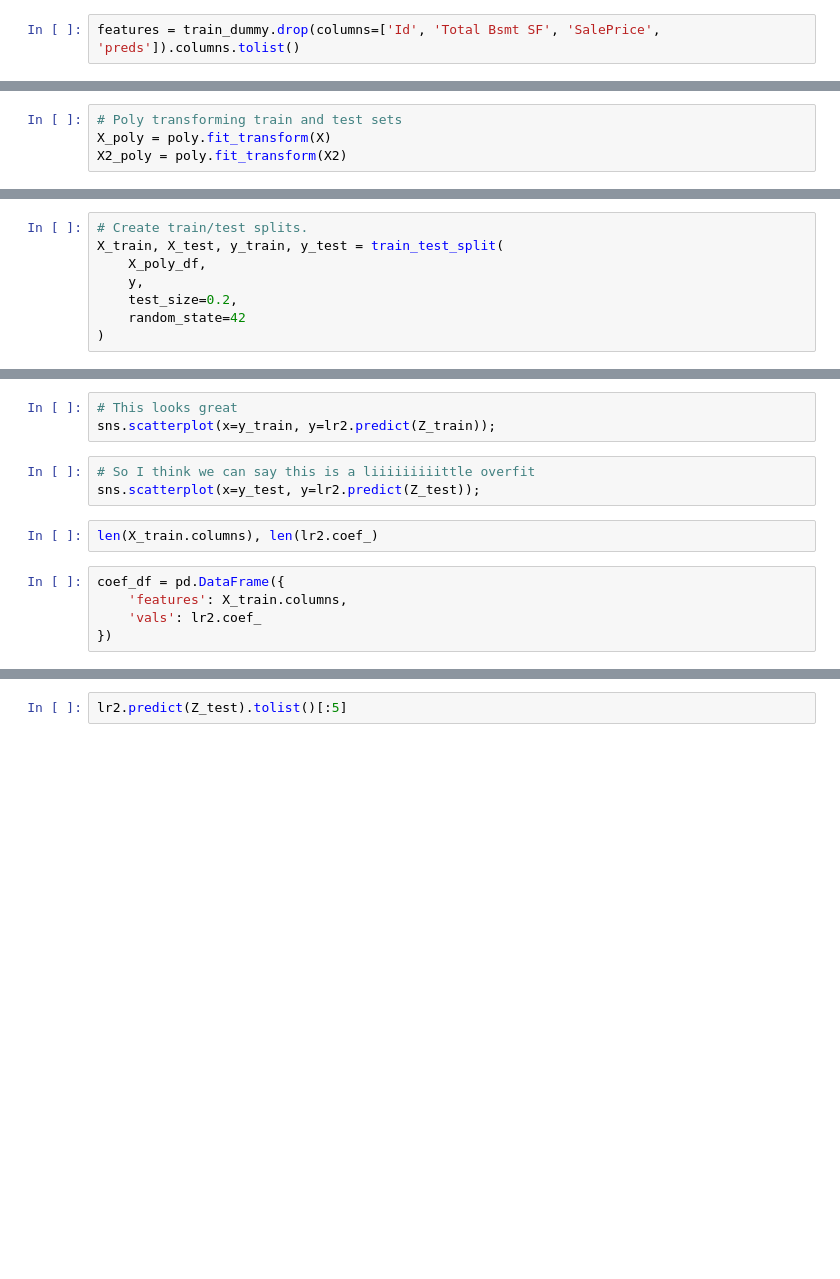
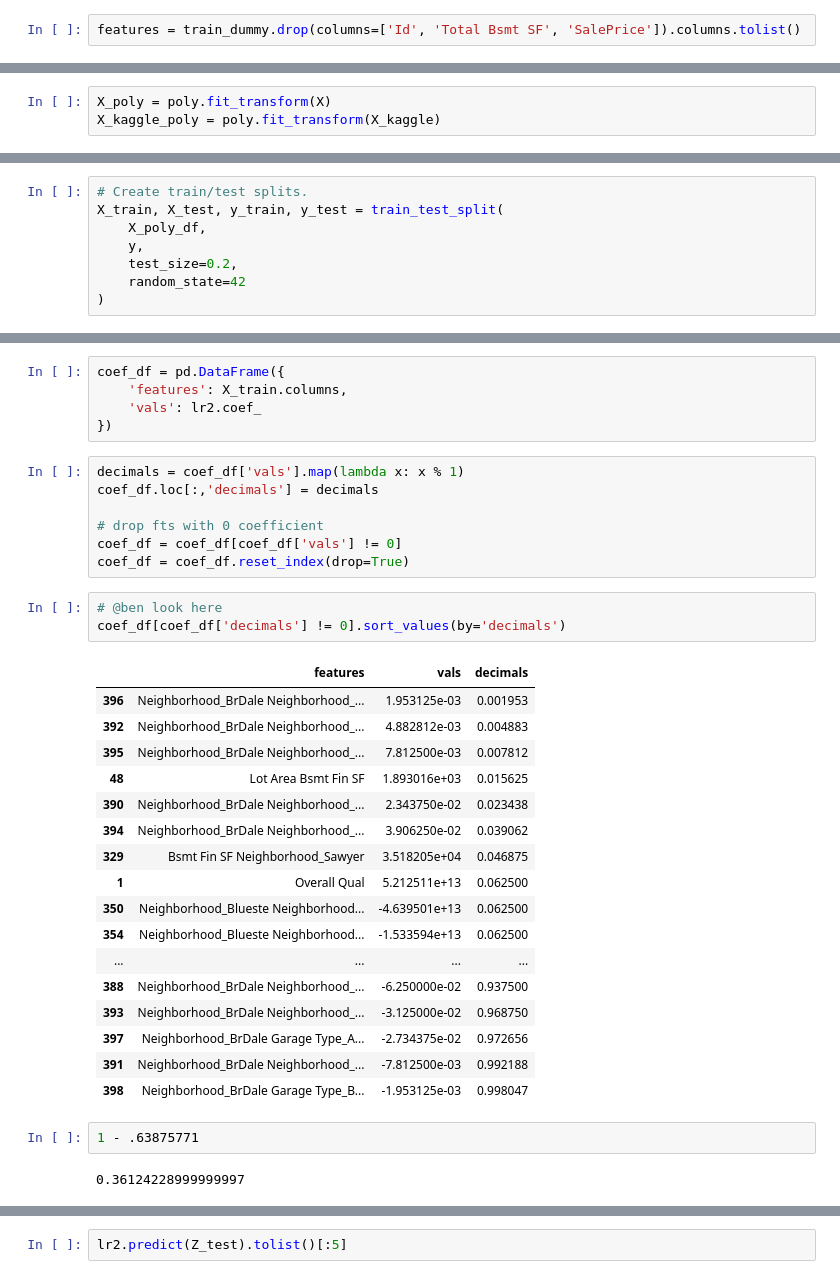
Before and after one commit to cmschmtt/Ames, a Jupyter notebook: Ames.ipynb, the cells around one changed output, grey strips where cells are left out. Drawn from its saved outputs; the diff is of its cells as text; blank space fills up the shorter version.

Commit message:
coef interrogation

```diff
--- a/Ames.ipynb
+++ b/Ames.ipynb
@@ -170,3 +111,3 @@ sns.scatterplot(x=y, y=(train_dummy['preds']-y));
 # %%
-features = train_dummy.drop(columns=['Id', 'Total Bsmt SF', 'SalePrice', 'preds']).columns.tolist()
+features = train_dummy.drop(columns=['Id', 'Total Bsmt SF', 'SalePrice']).columns.tolist()
 # %%
@@ -174,8 +114,7 @@ features = train_dummy.drop(columns=['Id', 'Total Bsmt SF', 'SalePrice', 'preds'
 poly = PolynomialFeatures(degree=2, interaction_only=False, include_bias=False)
-# %%
-# Poly transforming train and test sets
-X_poly = poly.fit_transform(X)
-X2_poly = poly.fit_transform(X2)
+# %%
+X_poly = poly.fit_transform(X)
+X_kaggle_poly = poly.fit_transform(X_kaggle)
 # %%
 # Turn these poly versions back into dataframes
 X_poly_df = pd.DataFrame(X_poly, columns=poly.get_feature_names(features))
@@ -208,13 +149,37 @@ print(f"Testing data score: {lr2.score(Z_test, y_test)}")
-# %%
-# This looks great
-sns.scatterplot(x=y_train, y=lr2.predict(Z_train));
-# %%
-# So I think we can say this is a liiiiiiiiittle overfit
-sns.scatterplot(x=y_test, y=lr2.predict(Z_test));
-# %%
-len(X_train.columns), len(lr2.coef_)
 # %%
 coef_df = pd.DataFrame({
     'features': X_train.columns,
     'vals': lr2.coef_
 })
+# %%
+decimals = coef_df['vals'].map(lambda x: x % 1)
+coef_df.loc[:,'decimals'] = decimals
+
+# drop fts with 0 coefficient
+coef_df = coef_df[coef_df['vals'] != 0]
+coef_df = coef_df.reset_index(drop=True)
+# %%
+# @ben look here
+coef_df[coef_df['decimals'] != 0].sort_values(by='decimals')
+# %% [output]
+|  | features | vals | decimals |
+| 396 | Neighborhood_BrDale Neighborhood_... | 1.953125e-03 | 0.001953 |
+| 392 | Neighborhood_BrDale Neighborhood_... | 4.882812e-03 | 0.004883 |
+| 395 | Neighborhood_BrDale Neighborhood_... | 7.812500e-03 | 0.007812 |
+| 48 | Lot Area Bsmt Fin SF | 1.893016e+03 | 0.015625 |
+| 390 | Neighborhood_BrDale Neighborhood_... | 2.343750e-02 | 0.023438 |
+| 394 | Neighborhood_BrDale Neighborhood_... | 3.906250e-02 | 0.039062 |
+| 329 | Bsmt Fin SF Neighborhood_Sawyer | 3.518205e+04 | 0.046875 |
+| 1 | Overall Qual | 5.212511e+13 | 0.062500 |
+| 350 | Neighborhood_Blueste Neighborhood... | -4.639501e+13 | 0.062500 |
+| 354 | Neighborhood_Blueste Neighborhood... | -1.533594e+13 | 0.062500 |
+| ... | ... | ... | ... |
+| 388 | Neighborhood_BrDale Neighborhood_... | -6.250000e-02 | 0.937500 |
+| 393 | Neighborhood_BrDale Neighborhood_... | -3.125000e-02 | 0.968750 |
+| 397 | Neighborhood_BrDale Garage Type_A... | -2.734375e-02 | 0.972656 |
+| 391 | Neighborhood_BrDale Neighborhood_... | -7.812500e-03 | 0.992188 |
+| 398 | Neighborhood_BrDale Garage Type_B... | -1.953125e-03 | 0.998047 |
+# %%
+1 - .63875771
+# %% [output]
+0.36124228999999997
```
Also changed, not shown: parts of 56 cells of this notebook.
